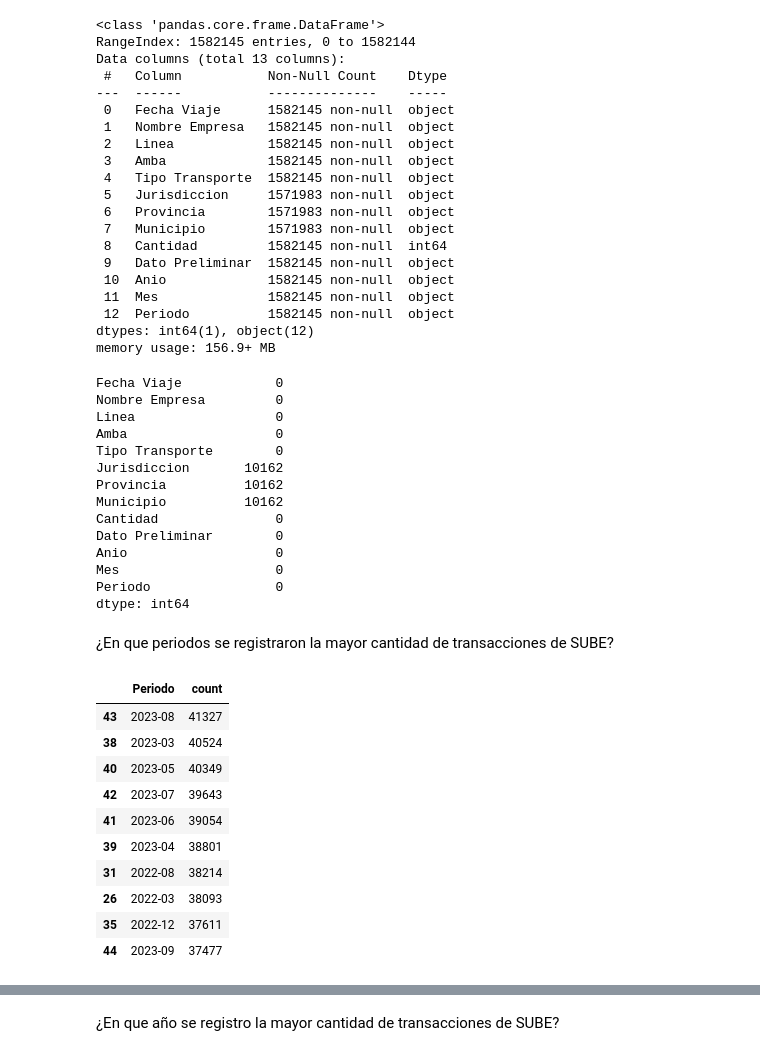
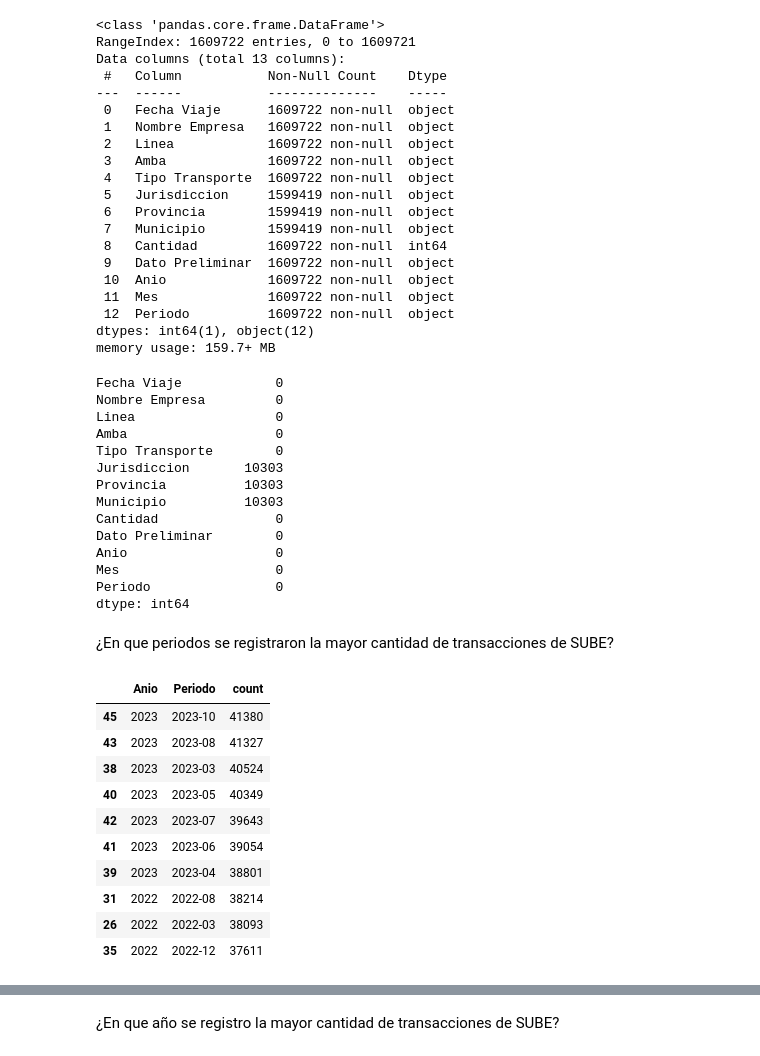
Before and after one commit to matiasfeliu92/Transacciones_Sube, a Jupyter notebook: Transacciones_SUBE_analytics.ipynb, the cells around one changed output, grey strips where cells are left out. Cells and saved outputs as stored; diff of their text form; code cells hidden in the pictures.

Commit message:
update ipynb files and add csv data

```diff
--- a/Transacciones_SUBE_analytics.ipynb
+++ b/Transacciones_SUBE_analytics.ipynb
@@ -11,13 +15,13 @@ import plotly.express as px
 # %%
 # init_notebook_mode(connected=True)
 # %%
-database_url = os.getenv('DATABASE_URL')
-engine = create_engine(database_url)
+# database_url = os.getenv('DATABASE_URL')
+engine = create_engine('postgresql://postgres:root@localhost:5432/data_practise')
 # %%
 query = """
     SELECT table_name
     FROM information_schema.tables
-    WHERE table_schema = 'public'
+    WHERE table_schema = 'transacciones_sube'
 """
 # %%
 df_tables = pd.read_sql(query, engine)
@@ -33,7 +37,7 @@ df_tables
 df_Transacciones_SUBE = pd.DataFrame()
 for table in df_tables['table_name']:
     print(table)
-    df = pd.read_sql(f'SELECT * FROM "public"."{table}"', engine)
+    df = pd.read_sql(f'SELECT * FROM "transacciones_sube"."{table}"', engine)
     df_Transacciones_SUBE = pd.concat([df_Transacciones_SUBE, df], ignore_index=True)
 engine.dispose()
 # %% [output]
@@ -54,25 +58,25 @@ df_Transacciones_SUBE.head()
 df_Transacciones_SUBE.info()
 # %% [output]
 <class 'pandas.core.frame.DataFrame'>
-RangeIndex: 1582145 entries, 0 to 1582144
+RangeIndex: 1609722 entries, 0 to 1609721
 Data columns (total 13 columns):
  #   Column           Non-Null Count    Dtype
 ---  ------           --------------    -----
- 0   Fecha Viaje      1582145 non-null  object
- 1   Nombre Empresa   1582145 non-null  object
- 2   Linea            1582145 non-null  object
- 3   Amba             1582145 non-null  object
- 4   Tipo Transporte  1582145 non-null  object
- 5   Jurisdiccion     1571983 non-null  object
- 6   Provincia        1571983 non-null  object
- 7   Municipio        1571983 non-null  object
- 8   Cantidad         1582145 non-null  int64
- 9   Dato Preliminar  1582145 non-null  object
- 10  Anio             1582145 non-null  object
- 11  Mes              1582145 non-null  object
- 12  Periodo          1582145 non-null  object
+ 0   Fecha Viaje      1609722 non-null  object
+ 1   Nombre Empresa   1609722 non-null  object
+ 2   Linea            1609722 non-null  object
+ 3   Amba             1609722 non-null  object
+ 4   Tipo Transporte  1609722 non-null  object
+ 5   Jurisdiccion     1599419 non-null  object
+ 6   Provincia        1599419 non-null  object
+ 7   Municipio        1599419 non-null  object
+ 8   Cantidad         1609722 non-null  int64
+ 9   Dato Preliminar  1609722 non-null  object
+ 10  Anio             1609722 non-null  object
+ 11  Mes              1609722 non-null  object
+ 12  Periodo          1609722 non-null  object
 dtypes: int64(1), object(12)
-memory usage: 156.9+ MB
+memory usage: 159.7+ MB
 # %%
 df_Transacciones_SUBE.isnull().sum()
 # %% [output]
@@ -81,9 +85,9 @@ Nombre Empresa         0
 Linea                  0
 Amba                   0
 Tipo Transporte        0
-Jurisdiccion       10162
-Provincia          10162
-Municipio          10162
+Jurisdiccion       10303
+Provincia          10303
+Municipio          10303
 Cantidad               0
 Dato Preliminar        0
 Anio                   0
@@ -93,18 +97,18 @@ dtype: int64
 # %% [markdown]
 ¿En que periodos se registraron la mayor cantidad de transacciones de SUBE?
 # %%
-df_Transacciones_SUBE_periodo = df_Transacciones_SUBE.groupby('Periodo').size().reset_index(name='count').nlargest(10, 'count')
+df_Transacciones_SUBE_periodo = df_Transacciones_SUBE.groupby(['Anio', 'Periodo']).size().reset_index(name='count').nlargest(10, 'count')
 df_Transacciones_SUBE_periodo
 # %% [output]
-|  | Periodo | count |
-| 43 | 2023-08 | 41327 |
-| 38 | 2023-03 | 40524 |
-| 40 | 2023-05 | 40349 |
-| 42 | 2023-07 | 39643 |
-| 41 | 2023-06 | 39054 |
-| 39 | 2023-04 | 38801 |
-| 31 | 2022-08 | 38214 |
-| 26 | 2022-03 | 38093 |
-| 35 | 2022-12 | 37611 |
-| 44 | 2023-09 | 37477 |
+|  | Anio | Periodo | count |
+| 45 | 2023 | 2023-10 | 41380 |
+| 43 | 2023 | 2023-08 | 41327 |
+| 38 | 2023 | 2023-03 | 40524 |
+| 40 | 2023 | 2023-05 | 40349 |
+| 42 | 2023 | 2023-07 | 39643 |
+| 41 | 2023 | 2023-06 | 39054 |
+| 39 | 2023 | 2023-04 | 38801 |
+| 31 | 2022 | 2022-08 | 38214 |
+| 26 | 2022 | 2022-03 | 38093 |
+| 35 | 2022 | 2022-12 | 37611 |
 # %%
```
Also changed, not shown: parts of 9 cells of this notebook, 5 other files.
